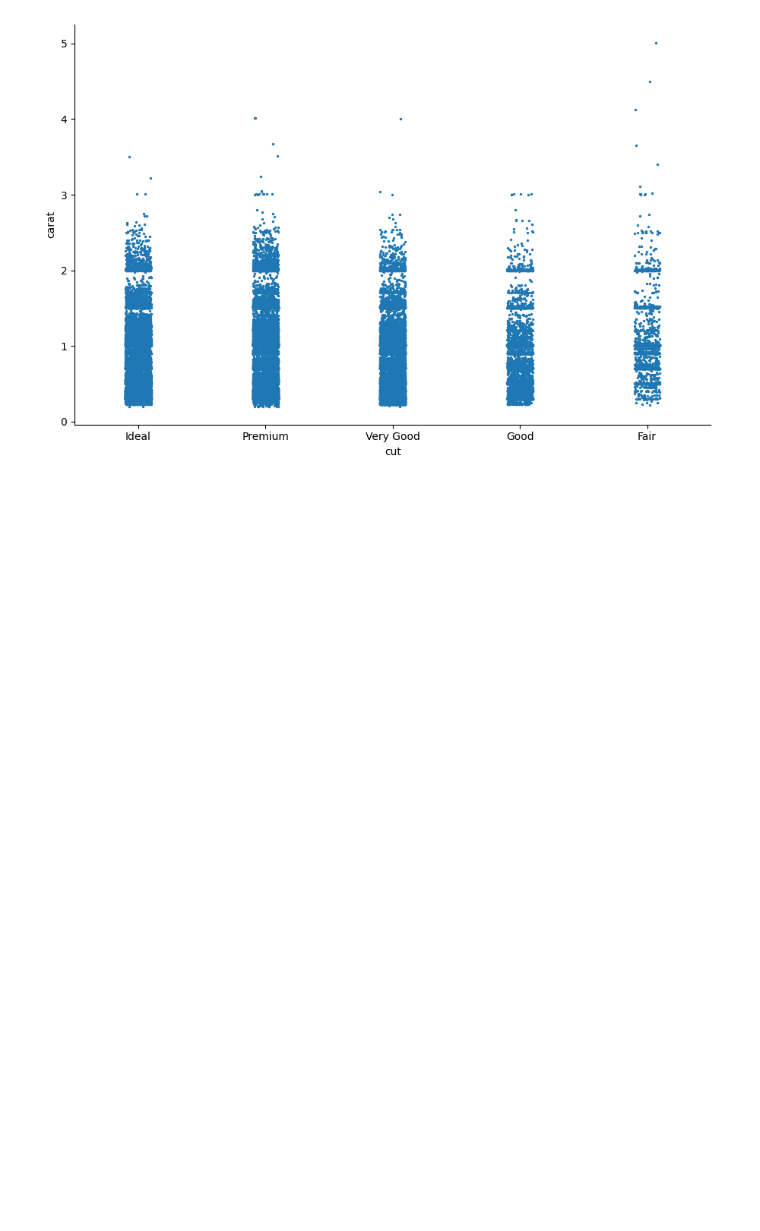
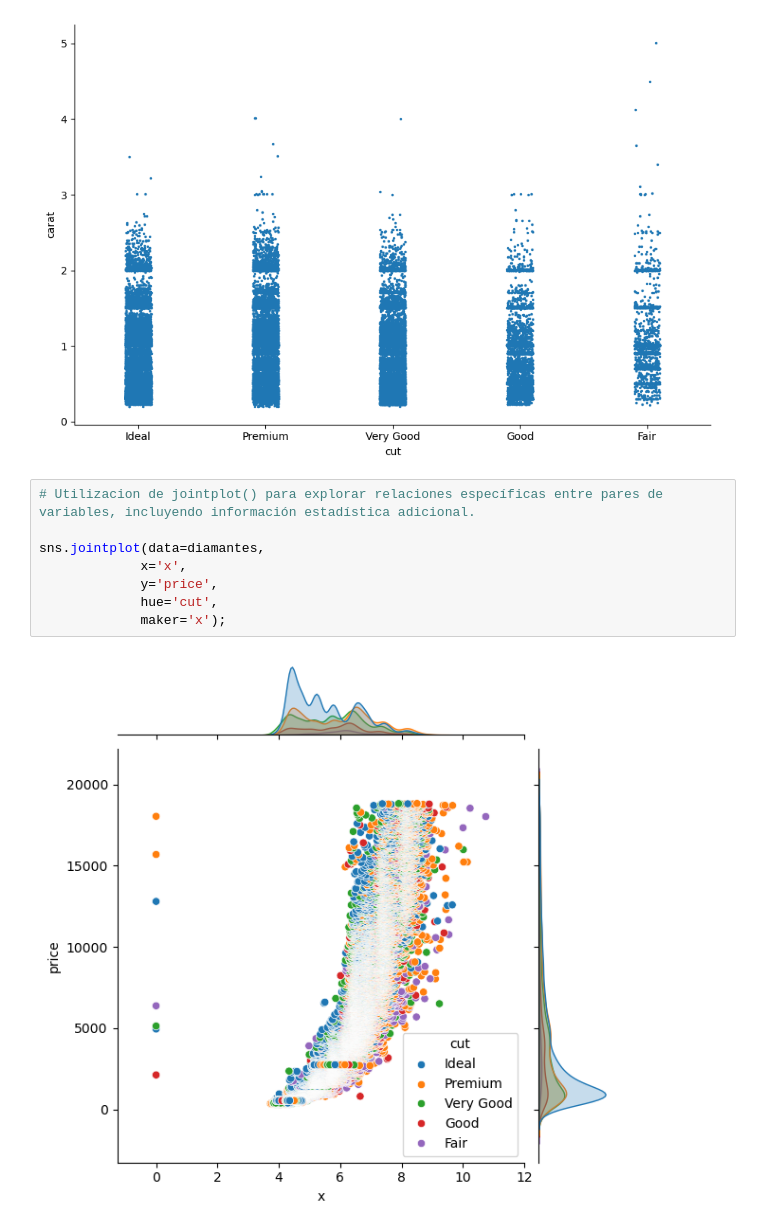
Before and after one commit to Juan8516/DashboardAnalisisDatos, a Jupyter notebook: Dashboard de un Análisis Exploratorio de Datos con Seaborn.ipynb, the cells around one changed output. Cells and saved outputs as stored; diff of their text form; blank space fills up the shorter version.

Commit message:
feat: visualizaciones, comparaciones en series

```diff
--- a/Dashboard de un Análisis Exploratorio de Datos con Seaborn.ipynb
+++ b/Dashboard de un Análisis Exploratorio de Datos con Seaborn.ipynb
@@ -183,3 +183,13 @@ sns.catplot(data=diamantes,
            s=6);
 # %% [output]
 [figure]
+# %%
+# Utilizacion de jointplot() para explorar relaciones específicas entre pares de variables, incluyendo información estadística adicional.
+
+sns.jointplot(data=diamantes,
+             x='x',
+             y='price',
+             hue='cut',
+             maker='x');
+# %% [output]
+[figure, added]
```
